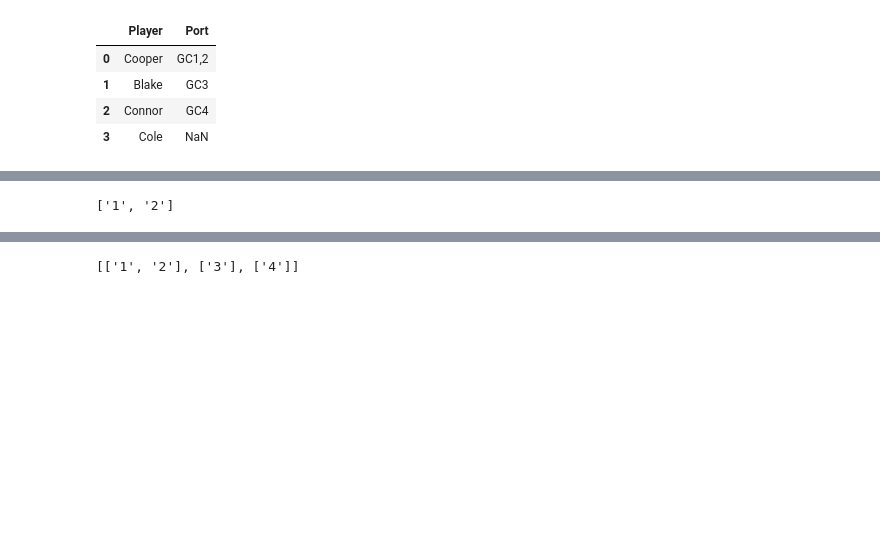
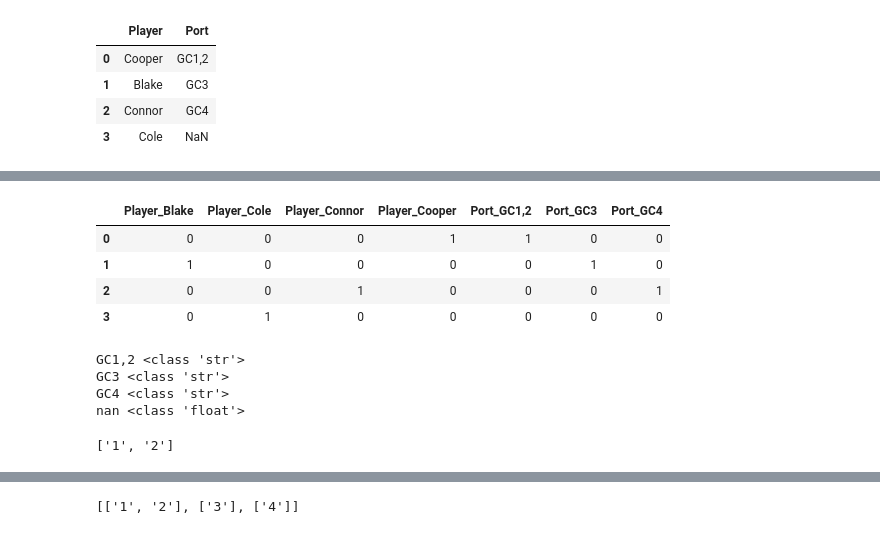
Before and after one commit to c-goodman/cv-mk64, a Jupyter notebook: 000_scrape_netplay.ipynb, the cells around one changed output, grey strips where cells are left out. Cells and saved outputs as stored; diff of their text form; code cells hidden in the pictures; blank space fills up the shorter version.

```diff
--- a/000_scrape_netplay.ipynb
+++ b/000_scrape_netplay.ipynb
@@ -157,4 +166,22 @@ test_df.to_csv(r"C:\Users\Cooper\cv-mk64\img\netplay\netplay_test.csv")
-# %%
-df["Port"].str.replace(pat="[a-zA-Z]", repl="", regex=True).str.split(",")[0]
-# %% [output]
-['1', '2']
+# %%
+pd.get_dummies(df)
+# %% [output]
+|  | Player_Blake | Player_Cole | Player_Connor | Player_Cooper | Port_GC1,2 | Port_GC3 | Port_GC4 |
+| 0 | 0 | 0 | 0 | 1 | 1 | 0 | 0 |
+| 1 | 1 | 0 | 0 | 0 | 0 | 1 | 0 |
+| 2 | 0 | 0 | 1 | 0 | 0 | 0 | 1 |
+| 3 | 0 | 1 | 0 | 0 | 0 | 0 | 0 |
+# %%
+for i in df["Port"]:
+    print(i, type(i))
+# %% [output]
+GC1,2 <class 'str'>
+GC3 <class 'str'>
+GC4 <class 'str'>
+nan <class 'float'>
+# %%
+s = "1,2"
+
+s.split(",")
+# %% [output]
+['1', '2']
```
Also changed, not shown: parts of 11 cells of this notebook.
